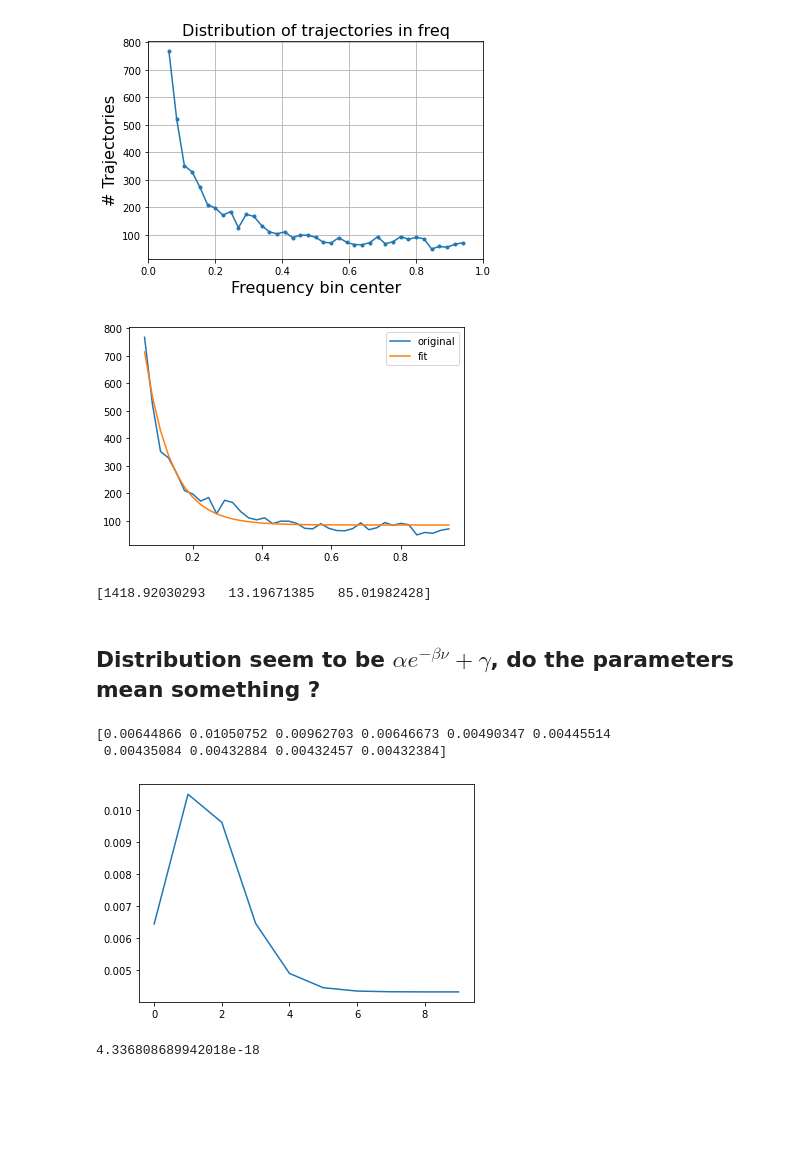
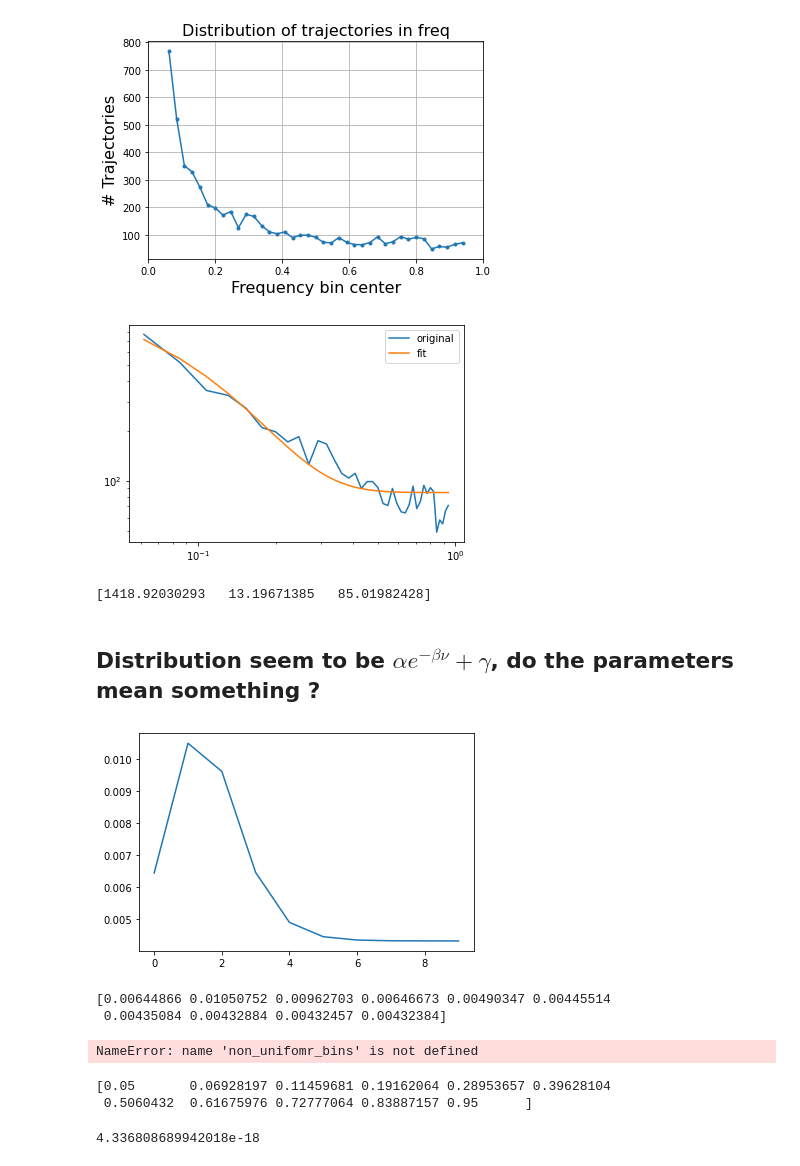
Before and after one commit to neherlab/HIVEVO_recombination, a Jupyter notebook: notebooks/Trajectory_characterisation.ipynb, the cells around one changed output. Saved outputs shown, nothing was run; the diff lists cells and outputs as text; code cells hidden in the pictures; blank space fills up the shorter version.

```diff
--- a/notebooks/Trajectory_characterisation.ipynb
+++ b/notebooks/Trajectory_characterisation.ipynb
@@ -109,19 +109,21 @@ plt.show()
 # %%
 def f(x, alpha, beta, gamma):
         return alpha*np.exp(-beta*x)+gamma
 
 frequency_bins = 0.5 * (frequency_bins[:-1] + frequency_bins[1:])
 import scipy
 fit = scipy.optimize.curve_fit(f, frequency_bins, nb_in, p0=[nb_in[0], 1, nb_in[-1]])
 
 plt.plot(frequency_bins, nb_in, label="original")
 plt.plot(frequency_bins, f(frequency_bins,*fit[0]), label="fit")
 plt.legend()
+plt.yscale("log")
+plt.xscale("log")
 plt.show()
 
 print(fit[0])
 # %% [output]
-[figure, old version]
+[figure, new version]
 [1418.92030293   13.19671385   85.01982428]
 # %% [markdown]
 ## Distribution seem to be $\alpha e^{-\beta \nu} + \gamma$, do the parameters mean something ?
@@ -136,20 +138,25 @@ def fit_distribution(frequency_bins, nb_in):
     fit = scipy.optimize.curve_fit(f, frequency_bins, nb_in, p0=[nb_in[0], 1, nb_in[-1]])
     return fit[0]
 
-def get_nonuniform_bins(nb_bins, fit_params, bin_range=[0.05, 0.95]):
+def get_nonuniform_bins(nb_bins, fit_params=[], bin_range=[0.05, 0.95]):
+    "Return the non_uniform bin edges that try to keep the number of trajectories in each bin constant"
     def f(x, alpha, beta, gamma):
         return alpha * np.exp(-beta * x) + gamma
+
+    if fit_params == []:
+        fit_params = [1418.92030293, 13.19671385, 85.01982428] # comes from fit of the distribution over 40 bins
 
     x = np.linspace(bin_range[0], bin_range[1], nb_bins + 1)
     x = 0.5 * (x[1:] + x[:-1])
 
     y = f(x, *fit_params)
-    y /= np.sum(y) # at this point y is the "density" of trajectories
+    y /= np.sum(y)  # at this point y is the "density" of trajectories
     y = 1 / y
     y = np.cumsum(y)
-    non_uniform_bins = y / y[-1] * (bin_range[-1]-bin_range[0]) + bin_range[0]
+    non_uniform_bins = y / y[-1] * (bin_range[-1] - bin_range[0]) + bin_range[0]
     non_uniform_bins = np.concatenate(([bin_range[0]], non_uniform_bins))
     return non_uniform_bins
+
 
 def f(x, alpha, beta, gamma):
     return alpha * np.exp(-beta * x) + gamma
@@ -169,9 +176,15 @@ plt.show()
 
 print( density*(non_uniform_bins[1:]-non_uniform_bins[:-1]) )
 # %% [output]
+[figure]
 [0.00644866 0.01050752 0.00962703 0.00646673 0.00490347 0.00445514
  0.00435084 0.00432884 0.00432457 0.00432384]
-[figure]
+NameError: name 'non_unifomr_bins' is not defined
+# %%
+print(non_uniform_bins)
+# %% [output]
+[0.05       0.06928197 0.11459681 0.19162064 0.28953657 0.39628104
+ 0.5060432  0.61675976 0.72777064 0.83887157 0.95      ]
 # %%
 tmp = density*(non_uniform_bins[1:]-non_uniform_bins[:-1])
 np.sum(tmp - np.mean(tmp))
```
Also changed, not shown: parts of 1 cell of this notebook, 3 other files.
